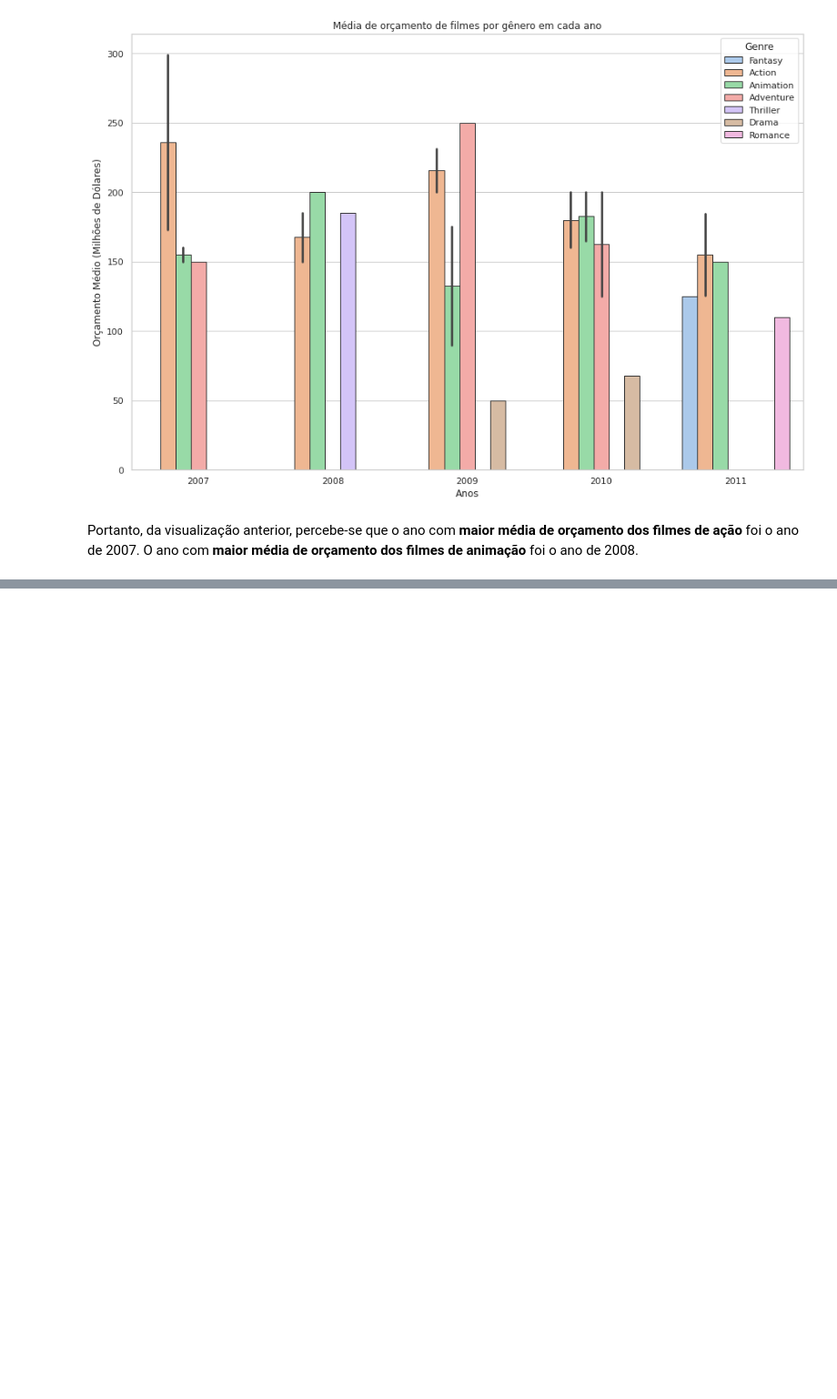
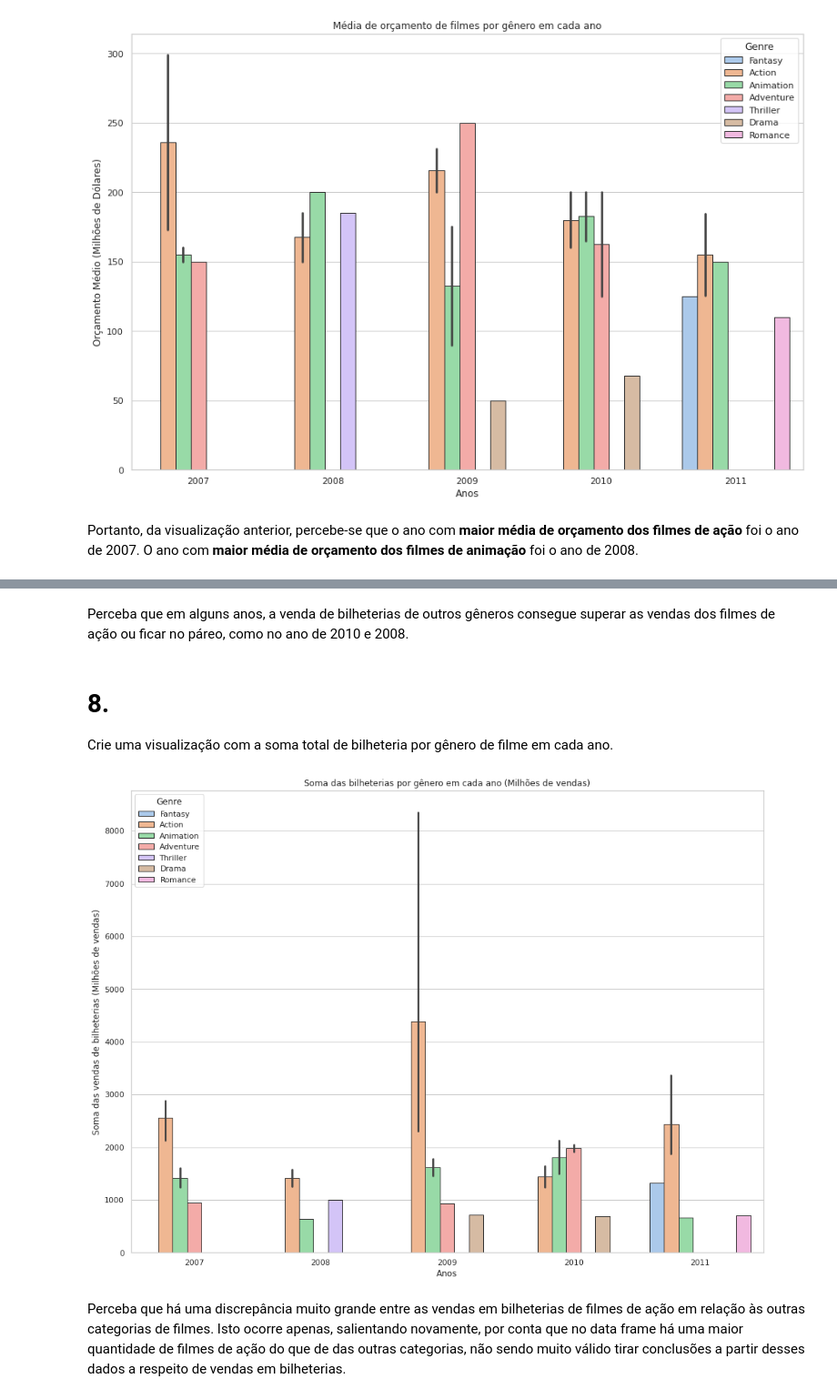
Before and after one commit to williambrunos/Data-Visualization, a Jupyter notebook: Class 2/Class 2.1/Oficina/oficina.ipynb, the cells around one changed output, grey strips where cells are left out. Shown at 91% size. Cells and saved outputs as stored; diff of their text form; code cells hidden in the pictures; blank space fills up the shorter version.

```diff
--- a/Class 2/Class 2.1/Oficina/oficina.ipynb
+++ b/Class 2/Class 2.1/Oficina/oficina.ipynb
@@ -105,0 +134,17 @@ Portanto, da visualização anterior, percebe-se que o ano com **maior média de
+# %% [markdown]
+Perceba que em alguns anos, a venda de bilheterias de outros gêneros consegue superar as vendas dos filmes de ação ou ficar no páreo, como no ano de 2010 e 2008.
+# %% [markdown]
+# 8.
+
+Crie uma visualização com a soma total de bilheteria por gênero de filme em cada ano.
+# %%
+plt.figure(figsize=(16, 12))
+sns.barplot(x='Year', y='Worldwide_Gross_M', hue='Genre', palette='pastel', edgecolor='0.2', estimator=sum, data=df)
+plt.title('Soma das bilheterias por gênero em cada ano (Milhões de vendas)')
+plt.xlabel('Anos')
+plt.ylabel('Soma das vendas de bilheterias (Milhões de vendas)')
+plt.show()
+# %% [output]
+[figure, added]
+# %% [markdown]
+Perceba que há uma discrepância muito grande entre as vendas em bilheterias de filmes de ação em relação às outras categorias de filmes. Isto ocorre apenas, salientando novamente, por conta que no data frame há uma maior quantidade de filmes de ação do que de das outras categorias, não sendo muito válido tirar conclusões a partir desses dados a respeito de vendas em bilheterias.
```
Also changed, not shown: parts of 5 cells of this notebook.
